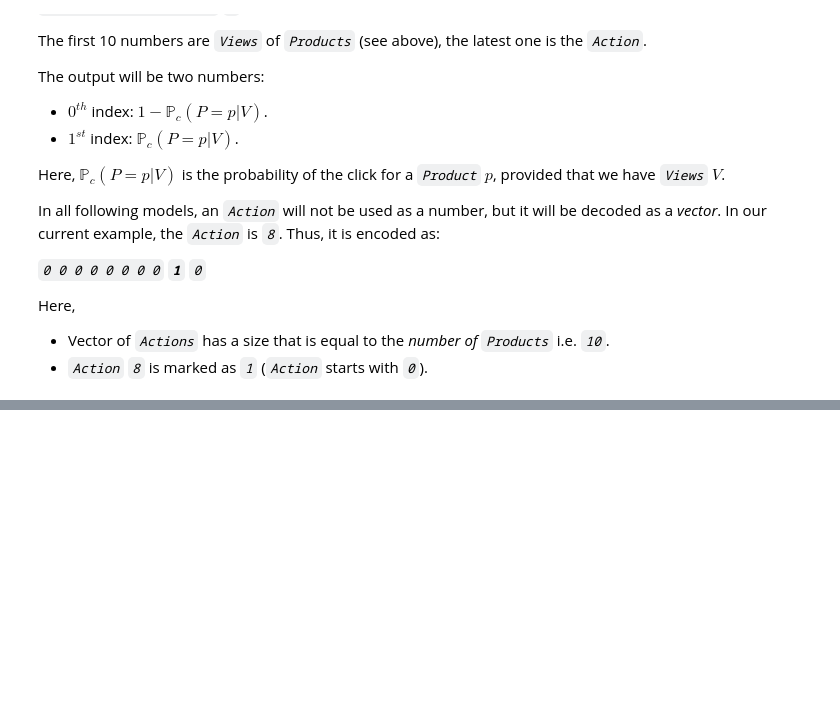
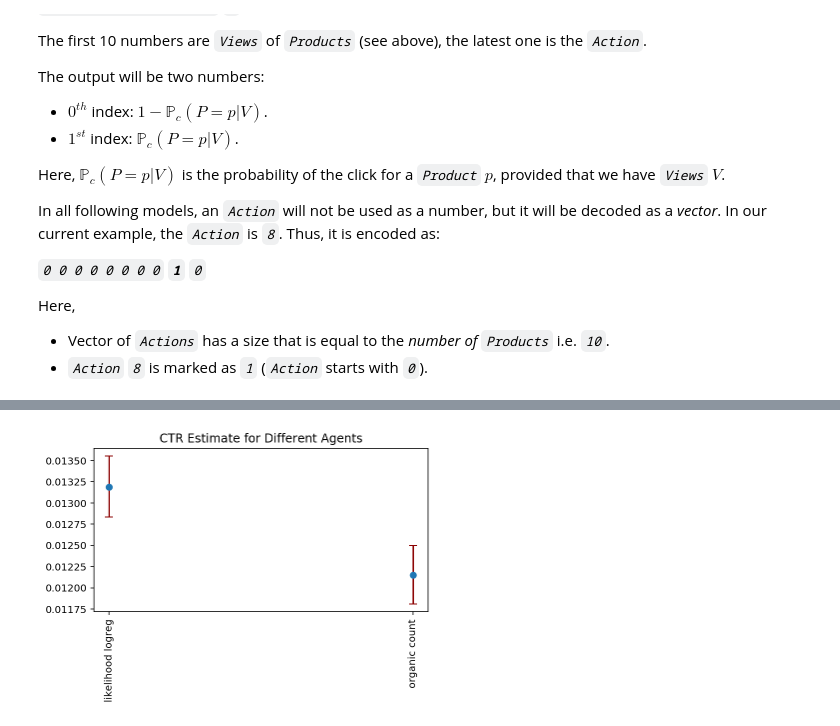
Before and after one commit to criteo-research/reco-gym, a Jupyter notebook: Bandit Feedback - Likelihood based feature engineering logistic regression.ipynb, the cells around one changed output, grey strips where cells are left out. Drawn from its saved outputs; the diff is of its cells as text; code cells hidden in the pictures; blank space fills up the shorter version.

Commit message:
log reg beats organic

```diff
--- a/Bandit Feedback - Likelihood based feature engineering logistic regression.ipynb
+++ b/Bandit Feedback - Likelihood based feature engineering logistic regression.ipynb
@@ -11,6 +11,8 @@ from agents import Agent
 from sklearn.linear_model import LogisticRegression
 from reco_gym import verify_agents
 from agents import OrganicUserEventCounterAgent, organic_user_count_args
+from reco_gym.evaluate_agent import verify_agents, plot_verify_agents
+
 
 
 import gym, reco_gym
@@ -24,7 +26,7 @@ import numpy as np
 %config InlineBackend.figure_format = 'retina'
 plt.rcParams['figure.figsize'] = [6, 3]
 
-ABTestNumberOfUsers=500
+ABTestNumberOfUsers=5000
 NumberOfProducts=10
 NumberOfSamples = 20
 env_1_args['phi_var']=0.0
@@ -254,4 +302,9 @@ organic_counter_agent = OrganicUserEventCounterAgent(Configuration({
             'select_randomly': True,
         }))
 # %%
-verify_agents(env, 1000, {'likelihood logreg': likelihood_logreg, 'organic count': organic_counter_agent})
+result = verify_agents(env, 5000, {'likelihood logreg': likelihood_logreg, 'organic count': organic_counter_agent})
+# %%
+fig = plot_verify_agents(result)
+plt.show()
+# %% [output]
+[figure, added]
```
Also changed, not shown: parts of 4 cells of this notebook.
